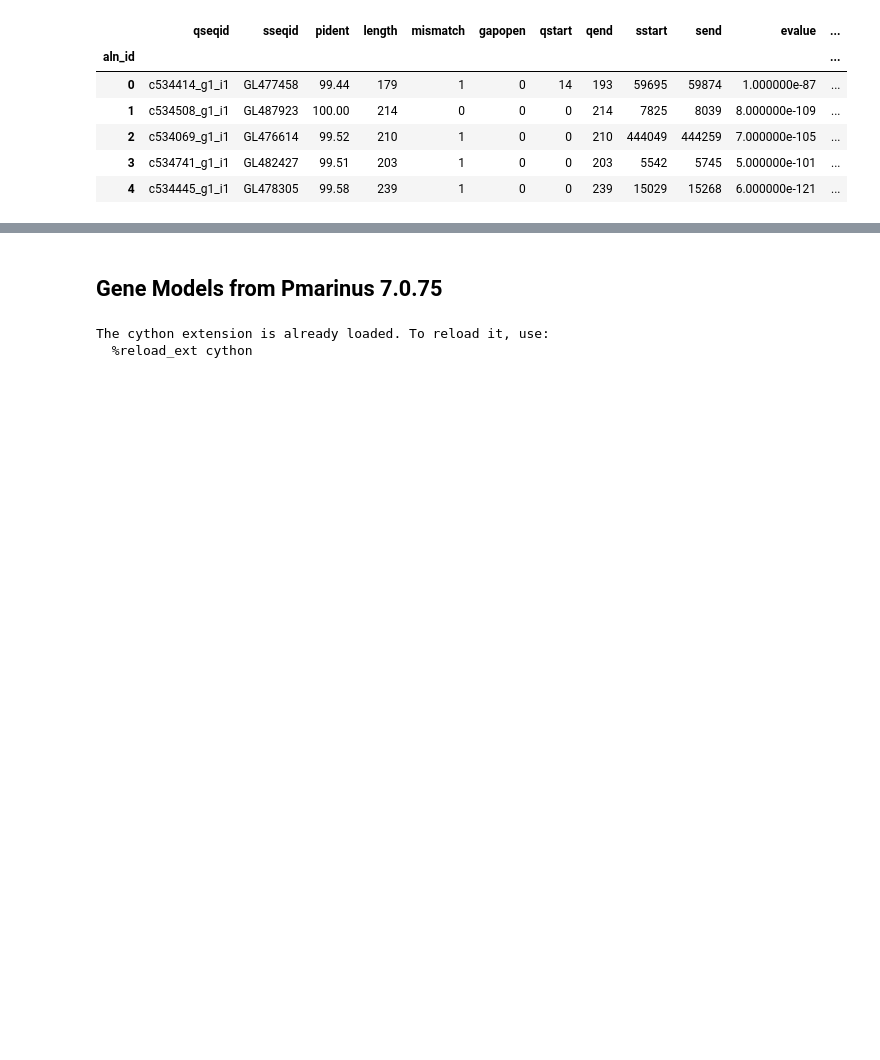
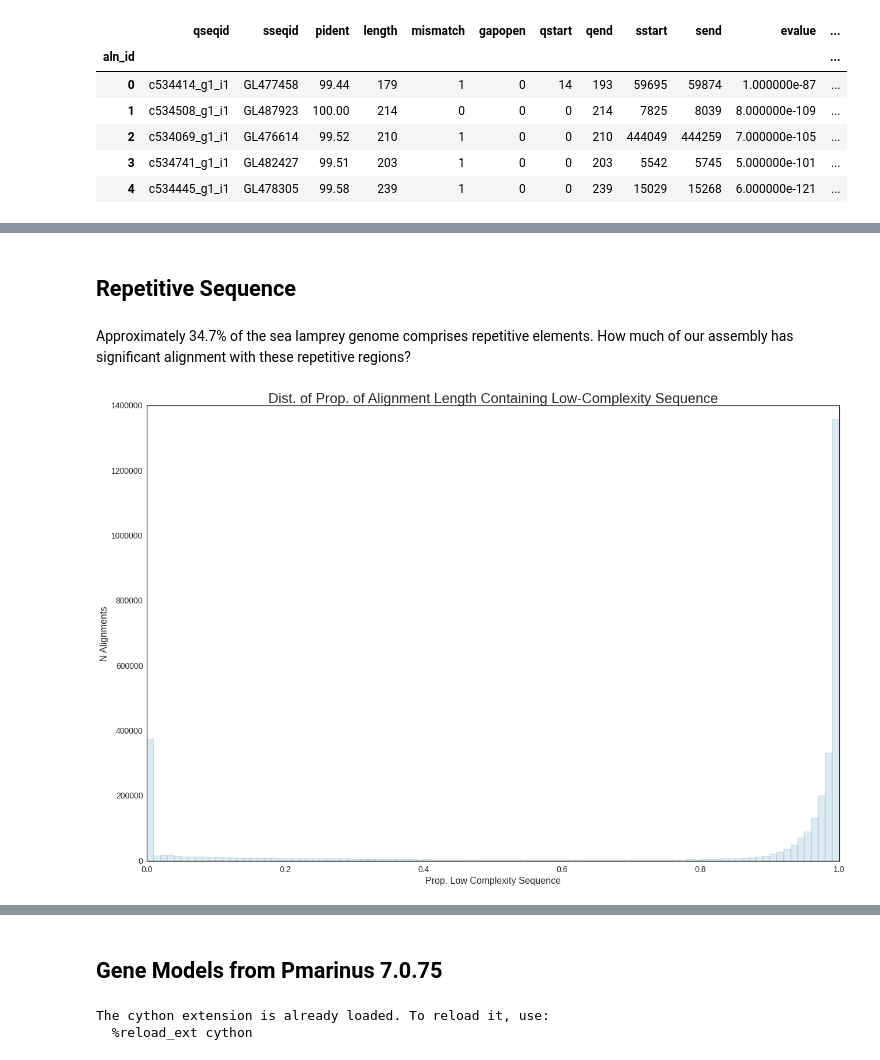
Before and after one commit to standage/2015-petMarSB, a Jupyter notebook: notebooks/petmar-cross-validate.ipynb, the cells around one changed output, grey strips where cells are left out. Drawn from its saved outputs; the diff is of its cells as text; code cells hidden in the pictures; blank space fills up the shorter version.

Commit message:
Add stuff about repetitive elements, etc

```diff
--- a/notebooks/petmar-cross-validate.ipynb
+++ b/notebooks/petmar-cross-validate.ipynb
@@ -182,3 +182,24 @@ lamp10_best_hits = store['lamp10_best_hits']
 lamp10_blast_filter_df = store['lamp10_blast_filter_df']
 # %%
 lamp10_ortho = store['lamp10_ortho']
+# %% [markdown]
+## Repetitive Sequence
+# %% [markdown]
+Approximately 34.7% of the sea lamprey genome comprises repetitive elements. How much of our assembly has significant alignment with these repetitive regions?
+# %%
+def check_rep(row):
+    aln_seq = petMar2_db[row.sseqid].sequence[row.sstart:row.send]
+    num_repetitive = sum([c.islower() for c in aln_seq])
+    return num_repetitive
+# %%
+reps = lamp10_pM_df.apply(check_rep, axis=1)
+# %%
+lamp10_pM_df['rep_bases'] = reps
+# %%
+with FigManager() as (fig, ax):
+    sns.distplot(lamp10_pM_df.rep_bases / lamp10_pM_df.length, kde=False, ax=ax, bins=100)
+    ax.set_title('Dist. of Prop. of Alignment Length Containing Low-Complexity Sequence')
+    ax.set_xlabel('Prop. Low Complexity Sequence')
+    ax.set_ylabel('N Alignments')
+# %% [output]
+[figure, added]
```
Also changed, not shown: parts of 17 cells of this notebook, 3 other files.
